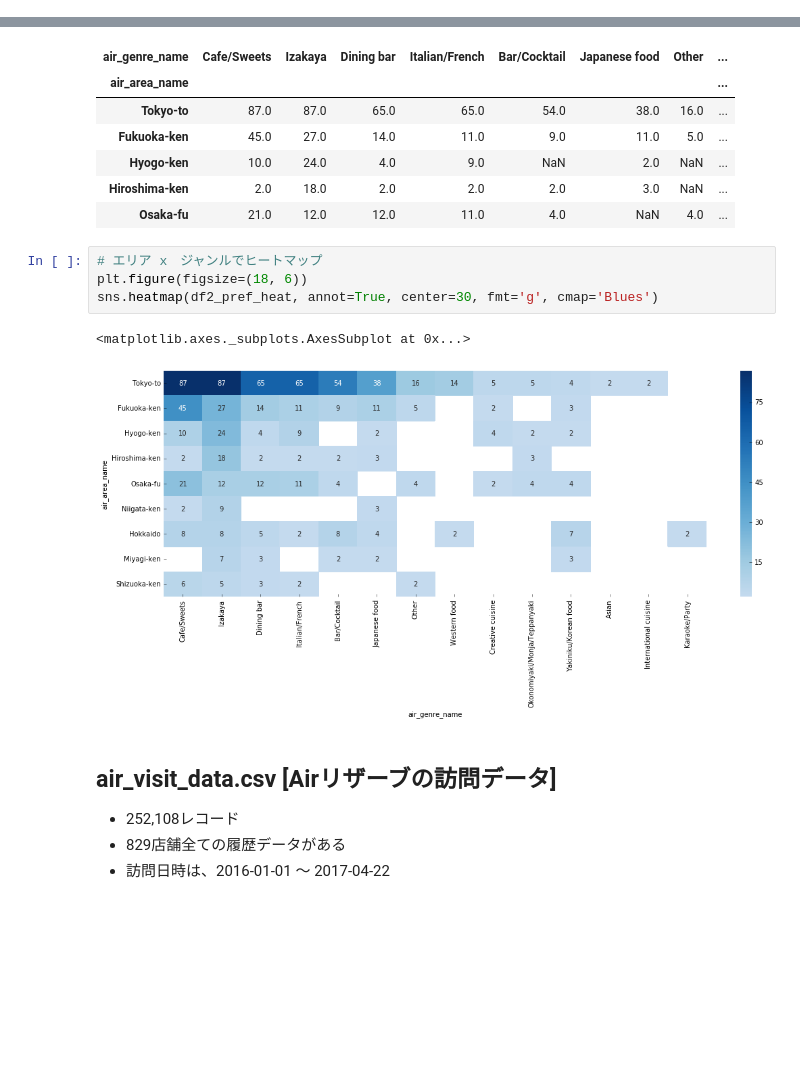
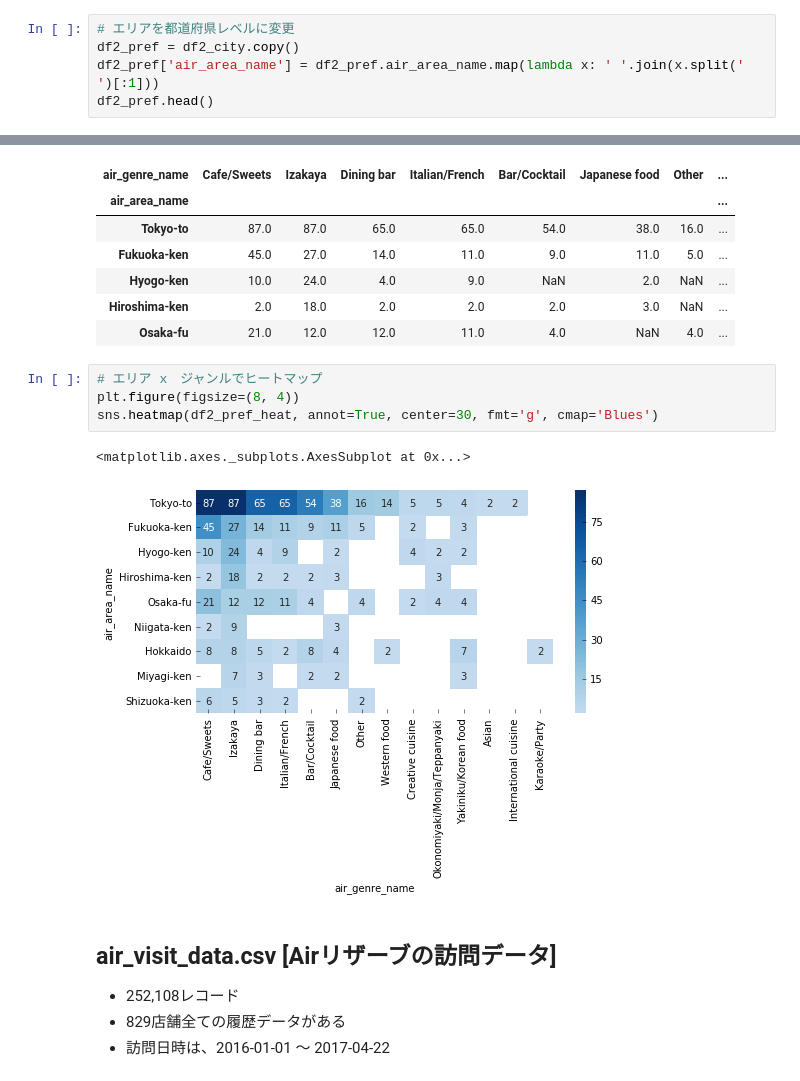
Before and after one commit to selectfromwhere/Restaurant_Visitor_Forecasting, a Jupyter notebook: check_data.ipynb, the cells around one changed output, grey strips where cells are left out. Drawn from its saved outputs; the diff is of its cells as text; blank space fills up the shorter version.

```diff
--- a/check_data.ipynb
+++ b/check_data.ipynb
@@ -269 +260,6 @@ df5_pref.head()
 [figure]
+# %%
+# エリアを都道府県レベルに変更
+df2_pref = df2_city.copy()
+df2_pref['air_area_name'] = df2_pref.air_area_name.map(lambda x: ' '.join(x.split(' ')[:1]))
+df2_pref.head()
@@ -291,11 +294,11 @@ df2_pref_heat.head()
 | Osaka-fu | 21.0 | 12.0 | 12.0 | 11.0 | 4.0 | NaN | 4.0 | ... |
 # %%
 # エリア x　ジャンルでヒートマップ
-plt.figure(figsize=(18, 6))
+plt.figure(figsize=(8, 4))
 sns.heatmap(df2_pref_heat, annot=True, center=30, fmt='g', cmap='Blues')
 # %% [output]
 <matplotlib.axes._subplots.AxesSubplot at 0x...>
-[figure, old version]
+[figure, new version]
 # %% [markdown]
 ## air_visit_data.csv [Airリザーブの訪問データ]
 
```
Also changed, not shown: parts of 12 cells of this notebook.
